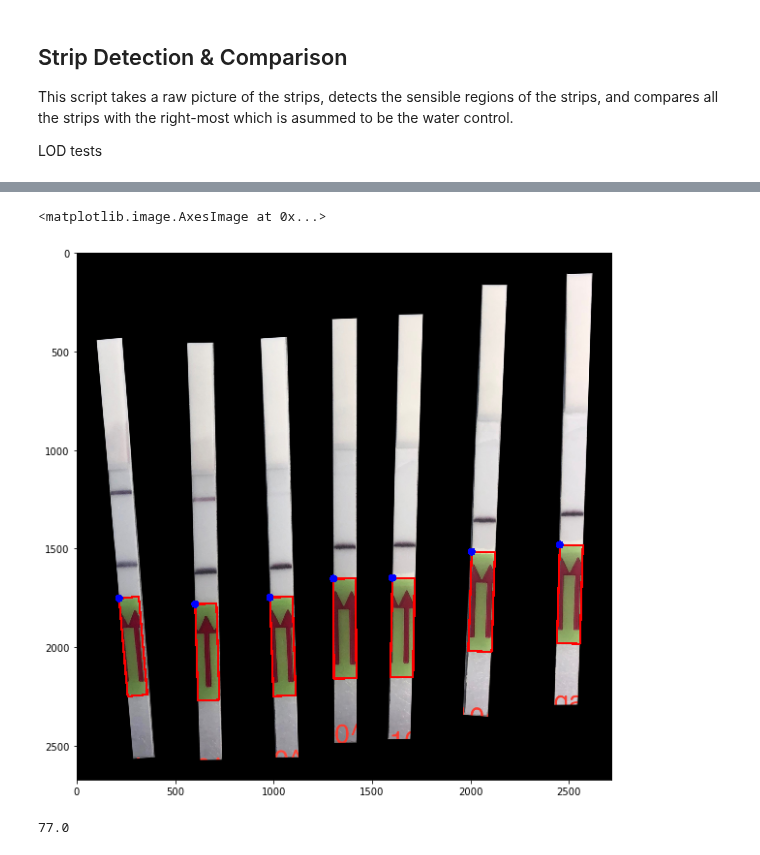
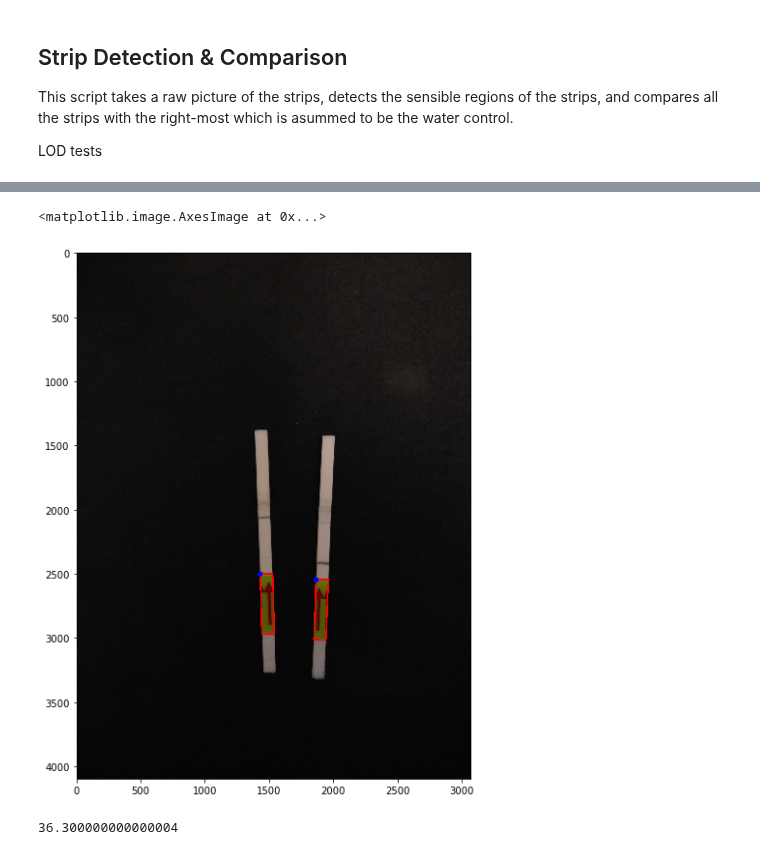
Before and after one commit to broadinstitute/HandLens-1.0.0, a Jupyter notebook: notebooks/Strip Detection and Analysis.ipynb, the cells around one changed output, grey strips where cells are left out. Drawn from its saved outputs; the diff is of its cells as text; code cells hidden in the pictures.

```diff
--- a/notebooks/Strip Detection and Analysis.ipynb
+++ b/notebooks/Strip Detection and Analysis.ipynb
@@ -13,7 +13,7 @@ This script takes a raw picture of the strips, detects the sensible regions of t
 
 LOD tests
 # %%
-image_files = ['dilution3',
+image_files = ['VHF/dilution3',
                'SL-IV-1',
                'N-II_lod_june20',
                'NG_LOD',
@@ -52,7 +52,7 @@ stripHeightRelative = 48
 maxGreenBoxRatio = 140.0/528
 minGreenBoxRatio = 102.0/578
 maxGreenBoxArea = stripPixelArea*90/300
-minGreenBoxArea = stripPixelArea*50/300
+minGreenBoxArea = stripPixelArea*35/300
 
 
 # The maximum allowed ratio of the sides of the final deteted strip
@@ -215,7 +215,7 @@ red_mask = red_mask1 + red_mask2
 green_mask = cv2.inRange(hsv, lower_green, upper_green)
 redgreen_mask1 = cv2.inRange(hsv, lower_redgreen1, upper_redgreen1)
 redgreen_mask2 = cv2.inRange(hsv, lower_redgreen2, upper_redgreen2)
-mask = redgreen_mask1 + redgreen_mask2
+mask = green_mask # redgreen_mask1 + redgreen_mask2
 
 kernel = np.ones((15,15), np.uint8)
 red_mask = cv2.erode(red_mask, kernel, iterations=1)
@@ -258,52 +258,95 @@ print(minStripThreshold)
 cnts = cv2.findContours(mask, cv2.RETR_EXTERNAL, cv2.CHAIN_APPROX_SIMPLE)
 cnts = imutils.grab_contours(cnts)
 
-# Create a copy of the original image to draw the bounding boxes on
-tmp = image.copy()
-
-green_boxes = []
-green_rects = []
+green_box_candidates = []
+green_rect_candidates = []
 for c in cnts:
     M = cv2.moments(c)
     if M["m00"] == 0: continue
 
     rect = cv2.minAreaRect(c)
     box = makeOrderedBox(rect)
 
     # rect is a tuple with the following details:
     #    ( (x,y) of middle of top side of rect,  (width,height),  angle of rotation )
     # As such, we can easily get the ratio of the sides of the detected boxes; note
     # that because for our purpose the sides are categorized into width and height
     # arbitrarily, we take the ratio of the sides as the lesser ratio:
     greenBoxRatio = min(rect[1][0]/rect[1][1], rect[1][1]/rect[1][0])
     area = boxArea(box)
-    if greenBoxRatio < minGreenBoxRatio or maxGreenBoxRatio < greenBoxRatio or \
-        area < minGreenBoxArea or area > maxGreenBoxArea : continue
+
+    green_box_candidates += [box[0:]]
+    green_rect_candidates += [rect]
+
+green_box_candidates.sort(key = lambda box : boxArea(box), reverse=True)
+green_rect_candidates.sort(key = lambda rect : rectArea(rect), reverse=True)
+green_rect_len = max(green_rect_candidates[1][1][0],
+                     green_rect_candidates[1][1][1])
+
+# In some cases, the red arrows split the green boxes into two.
+# We fix this by merging two boxes if the bottom left and top left corners of the respective boxes,
+# and the  right and top right corners of the respective boxes are within a threshold distance of
+# each other.
+green_boxes = []
+green_rects = []
+green_box_candidates.sort(key = lambda item : item[1][1])
+
+distance_threshold = green_rect_len * 0.20
+merged_boxes = {}
+tmp = image.copy()
+for i in range(0, len(green_box_candidates)):
+    upper_box = green_box_candidates[i]
+    if i in merged_boxes:
+        continue
+    current_merged_upper_box = upper_box
+    for j in range(i, len(green_box_candidates)):
+        lower_box = green_box_candidates[j]
+
+        if pointDistance(current_merged_upper_box[3], lower_box[0]) < distance_threshold and \
+                pointDistance(current_merged_upper_box[2], lower_box[1]) < distance_threshold:
+            # Sometimes the arrows get detected in this step as false boxes -- to filter for this,
+            # we make sure that boxes can only be concatenated if they have similar width:
+            if pointDistance(current_merged_upper_box[3], current_merged_upper_box[2]) < \
+                    pointDistance(lower_box[0], lower_box[1])*1.5:
+                current_merged_upper_box = np.array([current_merged_upper_box[0],
+                                                     current_merged_upper_box[1],
+                                                     lower_box[2], lower_box[3]])
+                if minGreenBoxArea < boxArea(current_merged_upper_box):
+                    merged_boxes[j] =  True
+
+    else:
+        stripBoxRatio = pointDistance(current_merged_upper_box[0],
+                                      current_merged_upper_box[1])/ \
+                                      pointDistance(current_merged_upper_box[0],
+                                                    current_merged_upper_box[3])
+        if minGreenBoxArea < boxArea(current_merged_upper_box): # and \
+#                 stripBoxRatio < maxStripBoxRatio:
+            green_boxes.append(current_merged_upper_box)
 
 
-
-    green_boxes += [box[0:]]
-    green_rects += [rect]
-
+# Create a copy of the original image to draw the bounding boxes on
+tmp = image.copy()
+for box in green_boxes:
     tmp = cv2.drawContours(tmp, [box], 0, (0,0,255), 10)
     tmp = cv2.circle(tmp, (box[0][0], box[0][1]), 20, (255,0,0), -1)
 
 
 green_boxes.sort(key = lambda box : boxArea(box), reverse=True)
 green_rects.sort(key = lambda rect : rectArea(rect), reverse=True)
 
-green_rect_len = max(green_rects[1][1][0], green_rects[1][1][1])
-greenBoxArea = rectArea(green_rects[1])
+green_rect_len = pointDistance(green_boxes[0][3] , green_boxes[0][0])
+
+greenBoxArea = boxArea(green_boxes[1])
 
 fig, ax = plt.subplots(figsize=(10, 10))
 plt.imshow(cv2.cvtColor(tmp, cv2.COLOR_BGR2RGB))
 # %% [output]
 <matplotlib.image.AxesImage at 0x...>
-[figure, old version]
+[figure, new version]
 # %%
 print(minStripThreshold)
 # %% [output]
-77.0
+36.300000000000004
 # %%
 # Processing Step 3: binary thresholding of the entire image to extract the top part of the strips
 ret, thresh = cv2.threshold(image, 50, 255, cv2.THRESH_BINARY)
```
Also changed, not shown: parts of 11 cells of this notebook.
